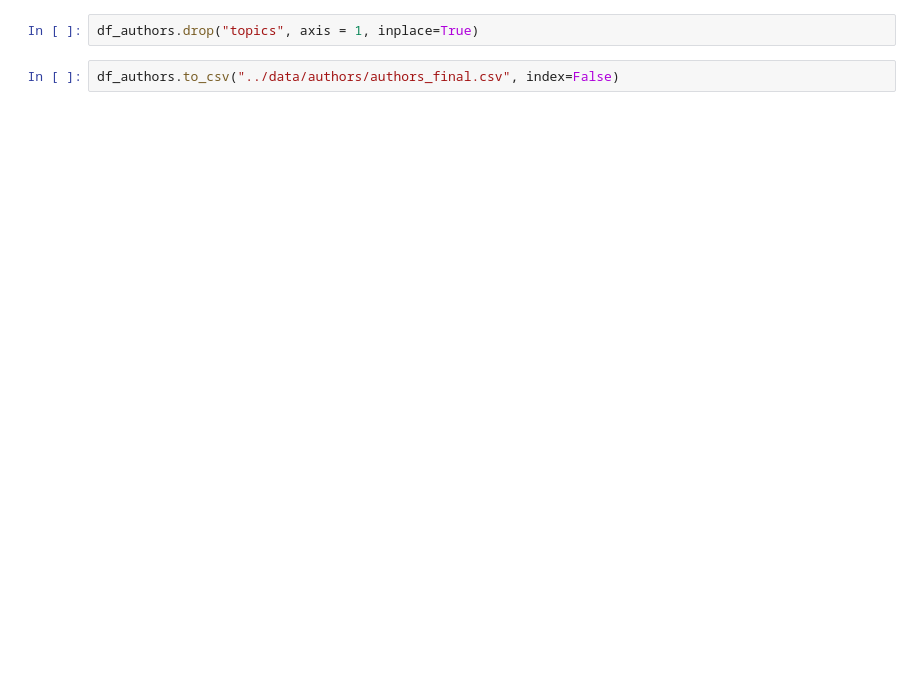
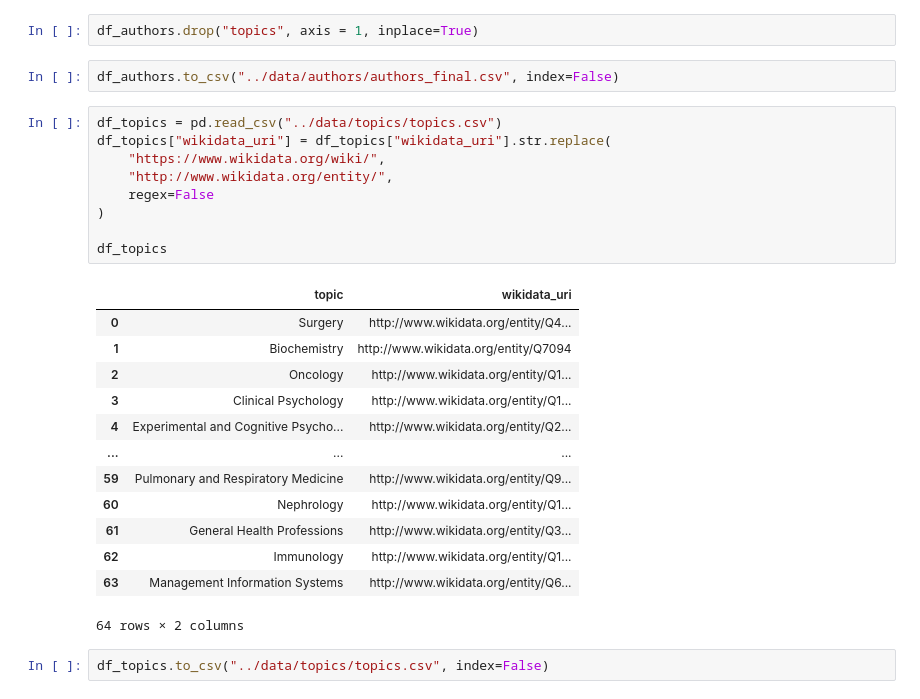
Before and after one commit to keitaVigano/KB_data_science, a Jupyter notebook: notebooks/retrieve_topics.ipynb, the cells around one changed output. Drawn from its saved outputs; the diff is of its cells as text; blank space fills up the shorter version.

Commit message:
correct topics wikidata substituted wiki with entity

```diff
--- a/notebooks/retrieve_topics.ipynb
+++ b/notebooks/retrieve_topics.ipynb
@@ -110,3 +110,28 @@ df_authors.head()
 df_authors.drop("topics", axis = 1, inplace=True)
 # %%
 df_authors.to_csv("../data/authors/authors_final.csv", index=False)
+# %%
+df_topics = pd.read_csv("../data/topics/topics.csv")
+df_topics["wikidata_uri"] = df_topics["wikidata_uri"].str.replace(
+    "https://www.wikidata.org/wiki/",
+    "http://www.wikidata.org/entity/",
+    regex=False
+)
+
+df_topics
+# %% [output]
+|  | topic | wikidata_uri |
+| 0 | Surgery | http://www.wikidata.org/entity/Q4... |
+| 1 | Biochemistry | http://www.wikidata.org/entity/Q7094 |
+| 2 | Oncology | http://www.wikidata.org/entity/Q1... |
+| 3 | Clinical Psychology | http://www.wikidata.org/entity/Q1... |
+| 4 | Experimental and Cognitive Psycho... | http://www.wikidata.org/entity/Q2... |
+| ... | ... | ... |
+| 59 | Pulmonary and Respiratory Medicine | http://www.wikidata.org/entity/Q9... |
+| 60 | Nephrology | http://www.wikidata.org/entity/Q1... |
+| 61 | General Health Professions | http://www.wikidata.org/entity/Q3... |
+| 62 | Immunology | http://www.wikidata.org/entity/Q1... |
+| 63 | Management Information Systems | http://www.wikidata.org/entity/Q6... |
+64 rows × 2 columns
+# %%
+df_topics.to_csv("../data/topics/topics.csv", index=False)
```
Also changed, not shown: 1 other file.
